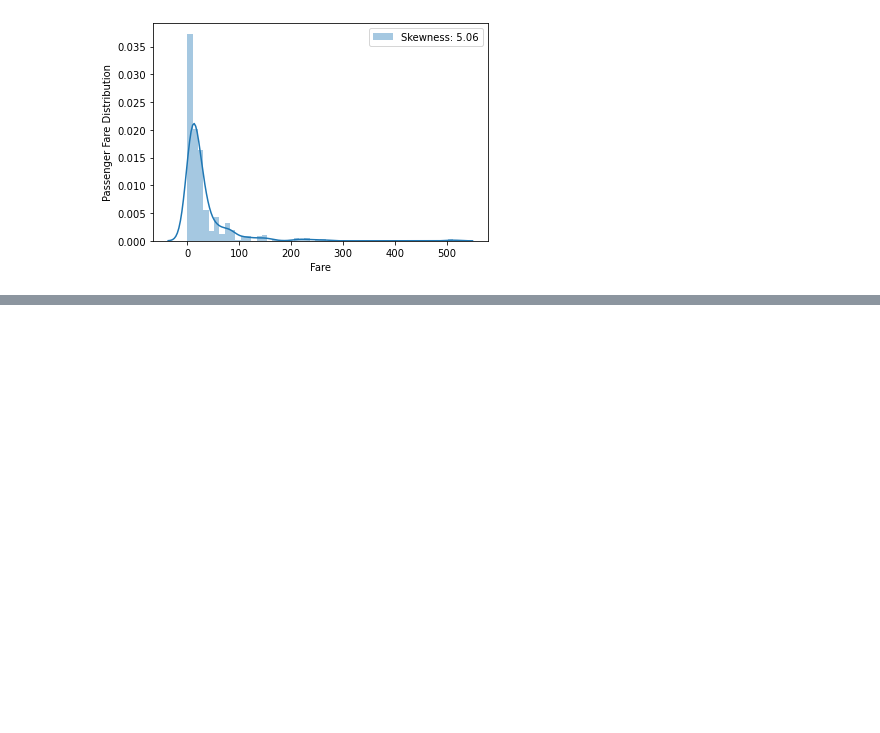
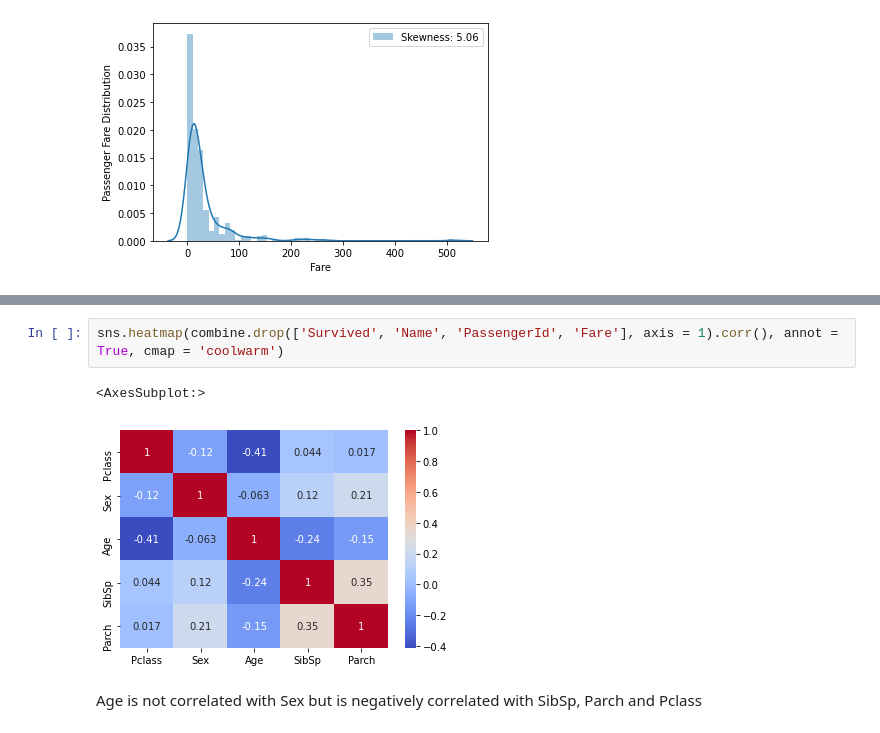
Before and after one commit to Kafka001/kaggle_titanic, a Jupyter notebook: titanic.ipynb, the cells around one changed output, grey strips where cells are left out. Saved outputs shown, nothing was run; the diff lists cells and outputs as text; blank space fills up the shorter version.

```diff
--- a/titanic.ipynb
+++ b/titanic.ipynb
@@ -467,0 +583,7 @@ Text(0, 0.5, 'Passenger Fare Distribution')
+# %%
+sns.heatmap(combine.drop(['Survived', 'Name', 'PassengerId', 'Fare'], axis = 1).corr(), annot = True, cmap = 'coolwarm')
+# %% [output]
+<AxesSubplot:>
+[figure, added]
+# %% [markdown]
+Age is not correlated with Sex but is negatively correlated with SibSp, Parch and Pclass
```
Also changed, not shown: parts of 19 cells of this notebook, 1 other file.
